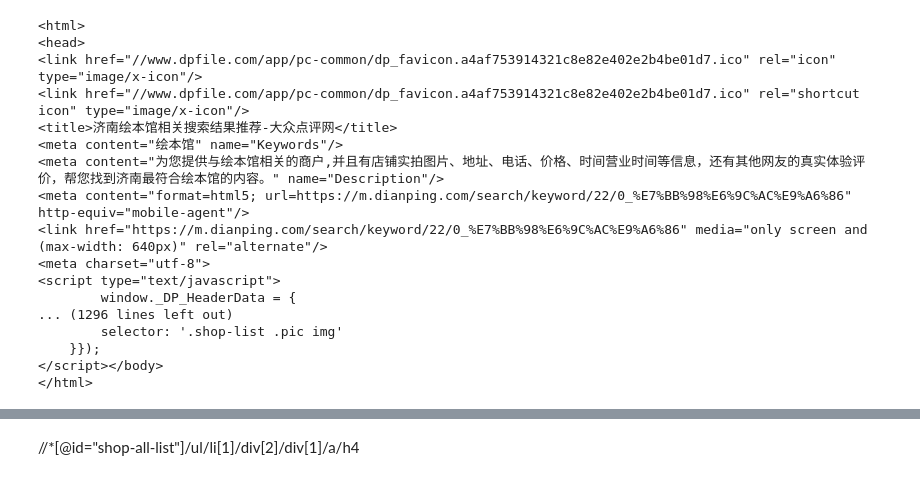
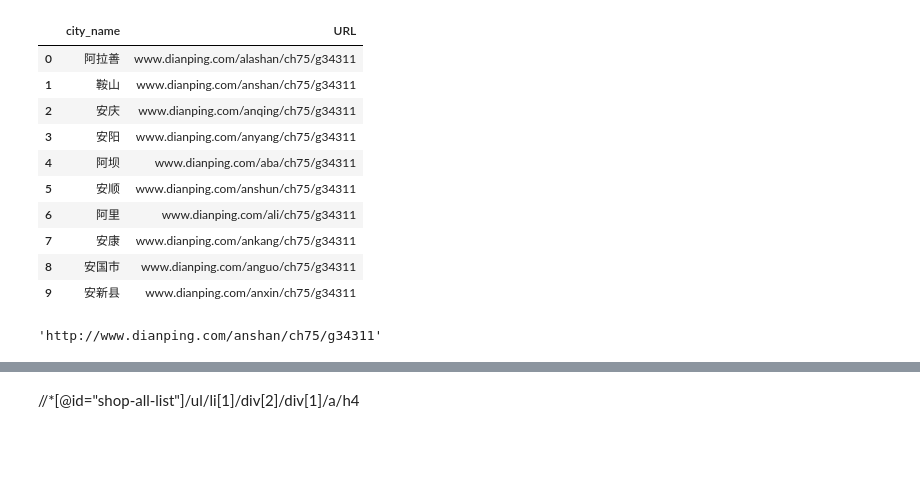
Before and after one commit to ucsb-dreamlab/dianpingBusinessScrape, a Jupyter notebook: Scrape_unique_URL.ipynb, the cells around one changed output, grey strips where cells are left out. Drawn from its saved outputs; the diff is of its cells as text; code cells hidden in the pictures; blank space fills up the shorter version.

```diff
--- a/Scrape_unique_URL.ipynb
+++ b/Scrape_unique_URL.ipynb
@@ -8,6 +8,22 @@ from bs4 import BeautifulSoup
 from lxml import etree
 from fake_useragent import UserAgent
 import pandas as pd
+# %%
+city_url = 'https://raw.githubusercontent.com/ucsb-dreamlab/dianpingBusinessScrape/master/City_URL.csv'
+city = pd.read_csv(city_url, index_col= 0)
+city.head(10)
+# %% [output]
+|  | city_name | URL |
+| 0 | 阿拉善 | www.dianping.com/alashan/ch75/g34311 |
+| 1 | 鞍山 | www.dianping.com/anshan/ch75/g34311 |
+| 2 | 安庆 | www.dianping.com/anqing/ch75/g34311 |
+| 3 | 安阳 | www.dianping.com/anyang/ch75/g34311 |
+| 4 | 阿坝 | www.dianping.com/aba/ch75/g34311 |
+| 5 | 安顺 | www.dianping.com/anshun/ch75/g34311 |
+| 6 | 阿里 | www.dianping.com/ali/ch75/g34311 |
+| 7 | 安康 | www.dianping.com/ankang/ch75/g34311 |
+| 8 | 安国市 | www.dianping.com/anguo/ch75/g34311 |
+| 9 | 安新县 | www.dianping.com/anxin/ch75/g34311 |
 # %%
 def getHtmlContent(url):
  UA = UserAgent(verify_ssl = False)
@@ -28,23 +45,10 @@ def getHtmlContent(url):
-# %%
-URL = 'https://www.dianping.com/search/keyword/22/0_%E7%BB%98%E6%9C%AC%E9%A6%86' #22 Jinan
-html = getHtmlContent(url = URL)
-soup = BeautifulSoup(html, "html.parser")
-soup
-# %% [output]
-<html>
-<head>
-<link href="//www.dpfile.com/app/pc-common/dp_favicon.a4af753914321c8e82e402e2b4be01d7.ico" rel="icon" type="image/x-icon"/>
-<link href="//www.dpfile.com/app/pc-common/dp_favicon.a4af753914321c8e82e402e2b4be01d7.ico" rel="shortcut icon" type="image/x-icon"/>
-<title>济南绘本馆相关搜索结果推荐-大众点评网</title>
-<meta content="绘本馆" name="Keywords"/>
-<meta content="为您提供与绘本馆相关的商户,并且有店铺实拍图片、地址、电话、价格、时间营业时间等信息，还有其他网友的真实体验评价，帮您找到济南最符合绘本馆的内容。" name="Description"/>
-<meta content="format=html5; url=https://m.dianping.com/search/keyword/22/0_%E7%BB%98%E6%9C%AC%E9%A6%86" http-equiv="mobile-agent"/>
-<link href="https://m.dianping.com/search/keyword/22/0_%E7%BB%98%E6%9C%AC%E9%A6%86" media="only screen and (max-width: 640px)" rel="alternate"/>
-<meta charset="utf-8">
-<script type="text/javascript">
-        window._DP_HeaderData = {
-... (1296 lines left out)
-        selector: '.shop-list .pic img'
-    }});
-</script></body>
-</html>
+# %%
+#from urllib.request import urlopen as uReq
+#import gzip
+URL =  "http://"+ city['URL'][1]
+#uClient = uReq(URL)
+#page_html = gzip.decompress(uClient.read())
+#uClient.close()
+URL
+# %% [output]
+'http://www.dianping.com/anshan/ch75/g34311'
```
Also changed, not shown: parts of 7 cells of this notebook, 1 other file.
